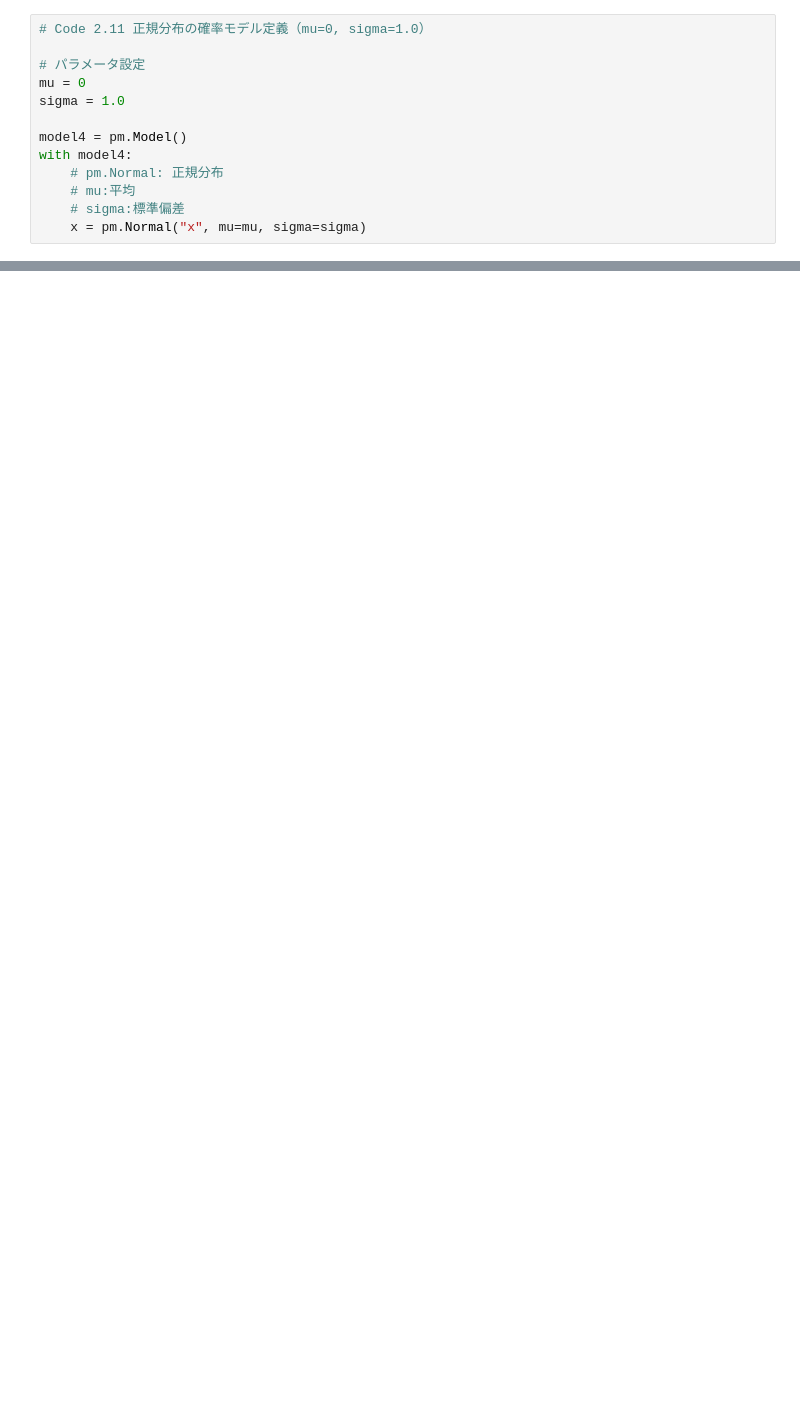
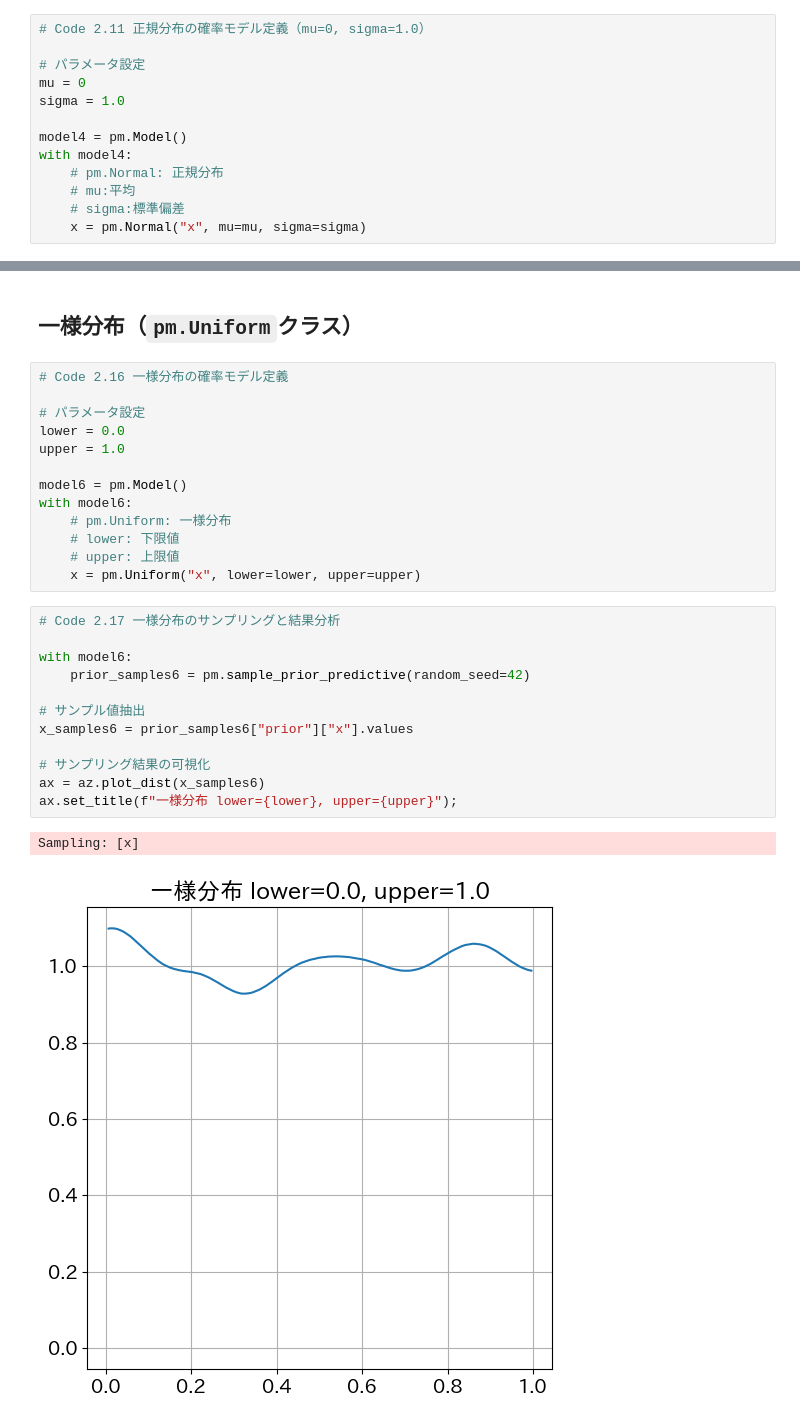
Before and after one commit to Nagayu71/basic-intro-Bayes-infer, a Jupyter notebook: chap2_commonly_used_probability_distribution.ipynb, the cells around one changed output, grey strips where cells are left out. Saved outputs shown, nothing was run; the diff lists cells and outputs as text; blank space fills up the shorter version.

```diff
--- a/chap2_commonly_used_probability_distribution.ipynb
+++ b/chap2_commonly_used_probability_distribution.ipynb
@@ -206,0 +272,30 @@ ax.set_title(f"正規分布 mu={mu}, sigma={sigma}");
+# %% [markdown]
+## 一様分布（`pm.Uniform`クラス）
+# %%
+# Code 2.16 一様分布の確率モデル定義
+
+# パラメータ設定
+lower = 0.0
+upper = 1.0
+
+model6 = pm.Model()
+with model6:
+    # pm.Uniform: 一様分布
+    # lower: 下限値
+    # upper: 上限値
+    x = pm.Uniform("x", lower=lower, upper=upper)
+# %%
+# Code 2.17 一様分布のサンプリングと結果分析
+
+with model6:
+    prior_samples6 = pm.sample_prior_predictive(random_seed=42)
+
+# サンプル値抽出
+x_samples6 = prior_samples6["prior"]["x"].values
+
+# サンプリング結果の可視化
+ax = az.plot_dist(x_samples6)
+ax.set_title(f"一様分布 lower={lower}, upper={upper}");
+# %% [output]
+Sampling: [x]
+[figure, added]
```
Also changed, not shown: parts of 31 cells of this notebook.
